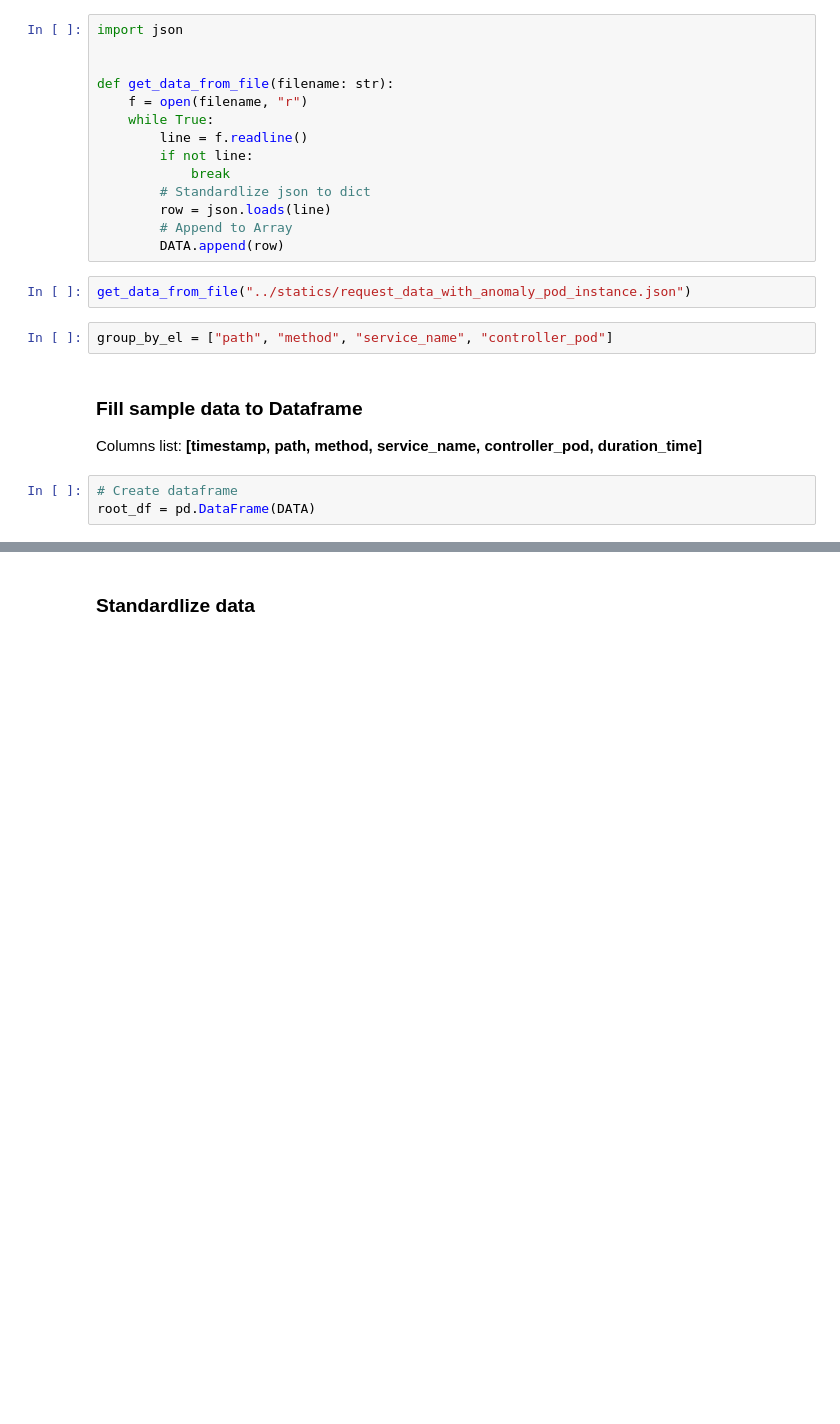
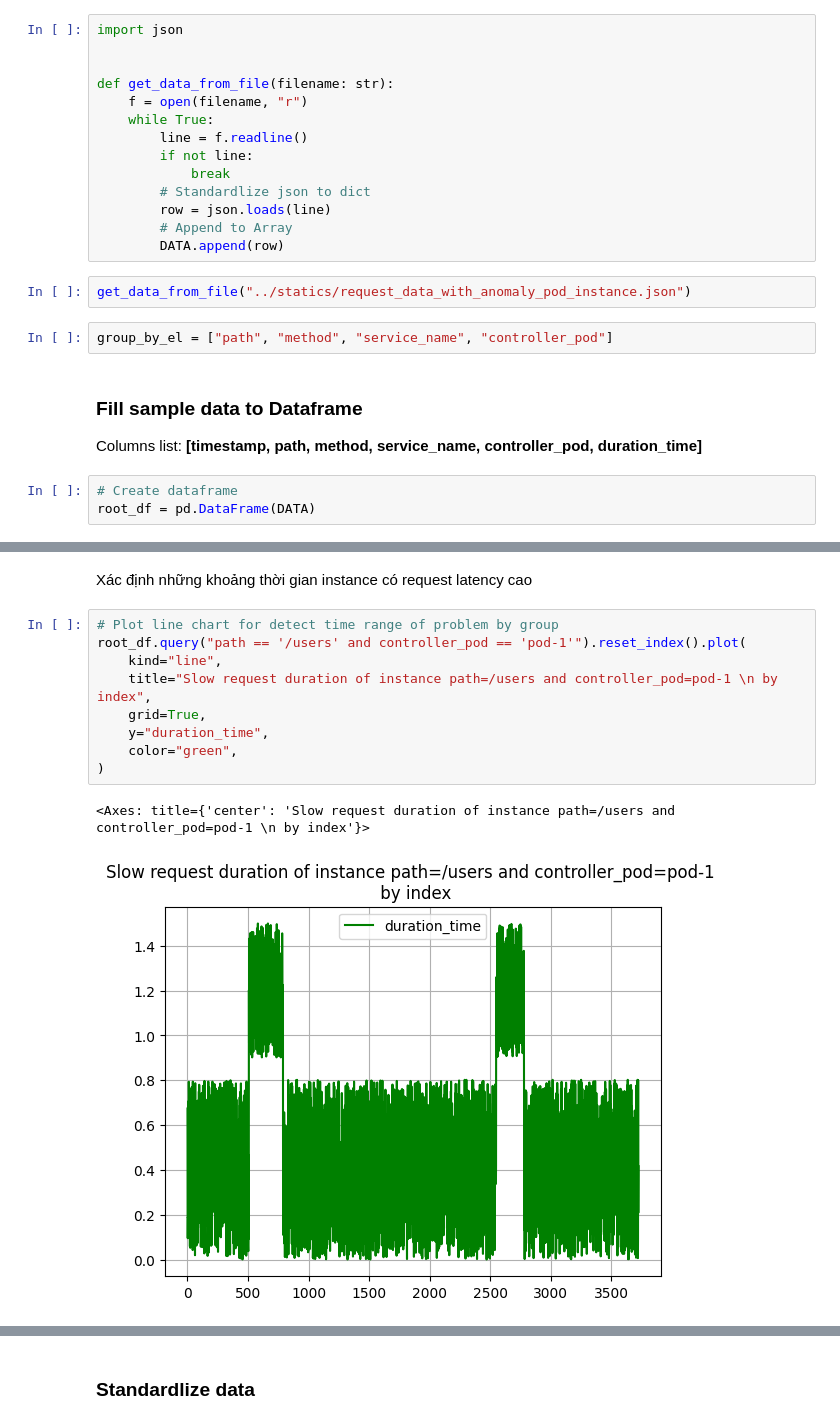
Before and after one commit to vuvietnguyenit/data_analystic, a Jupyter notebook: notebooks/calculate_latency_duration_time.ipynb, the cells around one changed output, grey strips where cells are left out. Saved outputs shown, nothing was run; the diff lists cells and outputs as text; blank space fills up the shorter version.

```diff
--- a/notebooks/calculate_latency_duration_time.ipynb
+++ b/notebooks/calculate_latency_duration_time.ipynb
@@ -75,0 +82,14 @@ for (name, df), ax in zip(grouped, axes.flatten()):
+# %% [markdown]
+Xác định những khoảng thời gian instance có request latency cao
+# %%
+# Plot line chart for detect time range of problem by group
+root_df.query("path == '/users' and controller_pod == 'pod-1'").reset_index().plot(
+    kind="line",
+    title="Slow request duration of instance path=/users and controller_pod=pod-1 \n by index",
+    grid=True,
+    y="duration_time",
+    color="green",
+)
+# %% [output]
+<Axes: title={'center': 'Slow request duration of instance path=/users and controller_pod=pod-1 \n by index'}>
+[figure, added]
```
Also changed, not shown: parts of 15 cells of this notebook, 2 other files.
